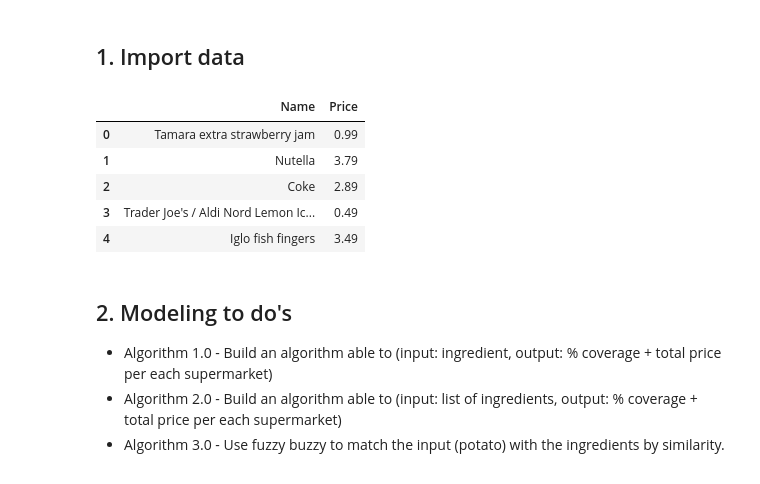
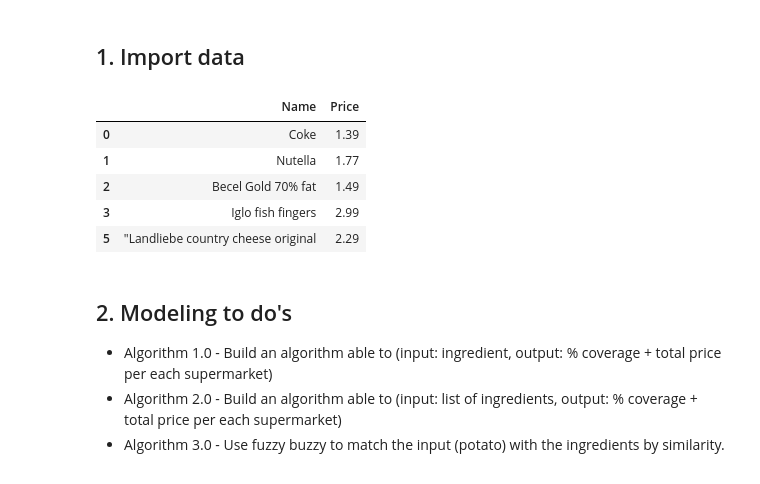
Before and after one commit to pepenunez/final-project, a Jupyter notebook: 04_supermarkets-modeling.ipynb, the cells around one changed output. Drawn from its saved outputs; the diff is of its cells as text; code cells hidden in the pictures.

```diff
--- a/04_supermarkets-modeling.ipynb
+++ b/04_supermarkets-modeling.ipynb
@@ -12,20 +12,20 @@ import numpy as np
 supermarkets = {
     'aldinorth': pd.read_pickle('data/products-clean/aldinorth-products-clean.pkl'),
     'aldisouth': pd.read_pickle('data/products-clean/aldisouth-products-clean.pkl'),
-    'edeka': pd.read_pickle('data/products-clean/edeka-products-clean.pkl')
-    #'kaufan': pd.read_pickle('data/products-clean/edeka-products-clean.pkl')
-    #'rewe': pd.read_pickle('data/products-clean/edeka-products-clean.pkl')
-    #'lidl': pd.read_pickle('data/products-clean/edeka-products-clean.pkl')
+    'edeka': pd.read_pickle('data/products-clean/edeka-products-clean.pkl'),
+    'kaufland': pd.read_pickle('data/products-clean/kaufland-products-clean.pkl'),
+    'lidl': pd.read_pickle('data/products-clean/lidl-products-clean.pkl'),
+    'rewe': pd.read_pickle('data/products-clean/rewe-products-clean.pkl')
 }
 # %%
-supermarkets['aldinorth'].head()
+supermarkets['edeka'].head()
 # %% [output]
 |  | Name | Price |
-| 0 | Tamara extra strawberry jam | 0.99 |
-| 1 | Nutella | 3.79 |
-| 2 | Coke | 2.89 |
-| 3 | Trader Joe's / Aldi Nord Lemon Ic... | 0.49 |
-| 4 | Iglo fish fingers | 3.49 |
+| 0 | Coke | 1.39 |
+| 1 | Nutella | 1.77 |
+| 2 | Becel Gold 70% fat | 1.49 |
+| 3 | Iglo fish fingers | 2.99 |
+| 5 | "Landliebe country cheese original | 2.29 |
 # %% [markdown]
 ## 2. Modeling to do's
 
```
Also changed, not shown: parts of 16 cells of this notebook, 7 other files.
